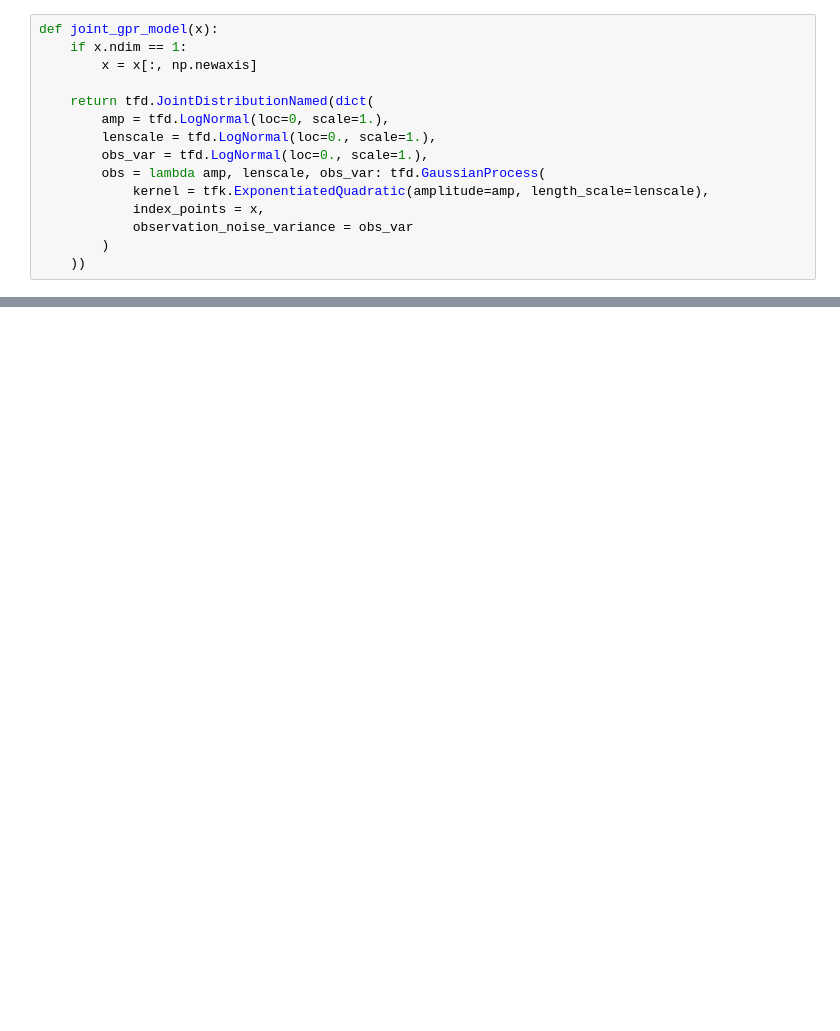
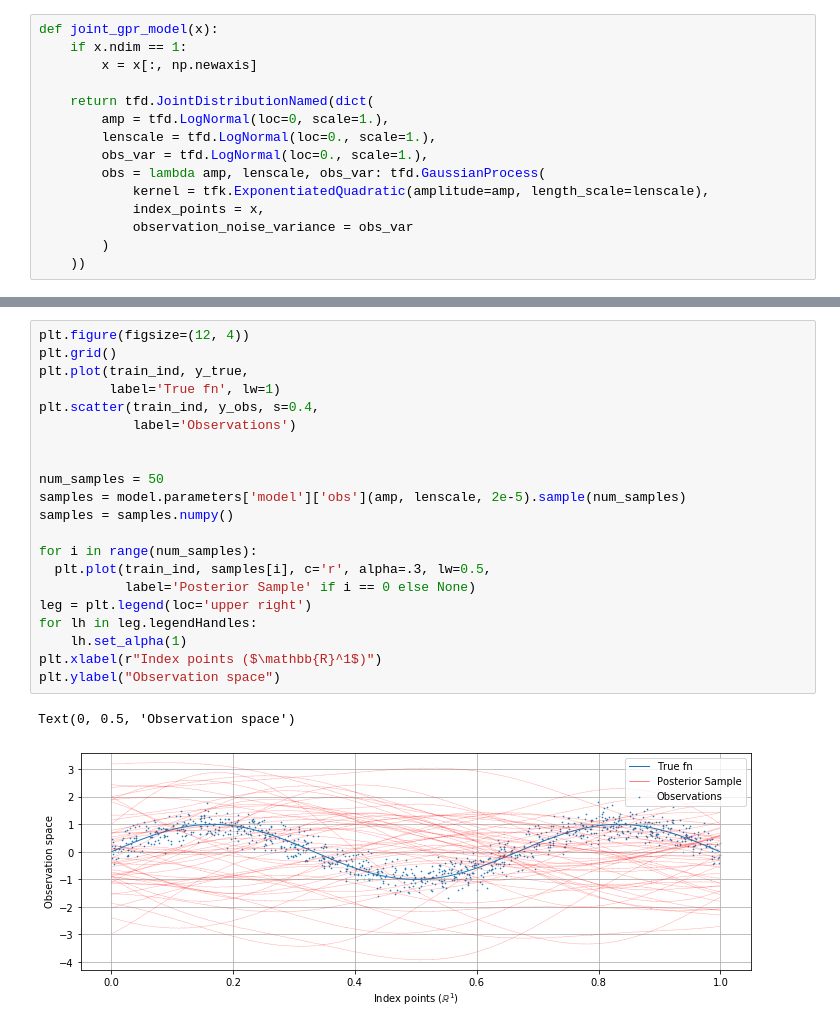
Before and after one commit to mamaj/GP-Regression, a Jupyter notebook: gp_regression2.ipynb, the cells around one changed output, grey strips where cells are left out. Cells and saved outputs as stored; diff of their text form; blank space fills up the shorter version.

Commit message:
added samples from the model

```diff
--- a/gp_regression2.ipynb
+++ b/gp_regression2.ipynb
@@ -80,0 +90,24 @@ SyntaxError: invalid syntax (<ipython-input-59-cfaf3124de2f>, line 22)
+# %%
+plt.figure(figsize=(12, 4))
+plt.grid()
+plt.plot(train_ind, y_true,
+         label='True fn', lw=1)
+plt.scatter(train_ind, y_obs, s=0.4,
+            label='Observations')
+
+
+num_samples = 50
+samples = model.parameters['model']['obs'](amp, lenscale, 2e-5).sample(num_samples)
+samples = samples.numpy()
+
+for i in range(num_samples):
+  plt.plot(train_ind, samples[i], c='r', alpha=.3, lw=0.5,
+           label='Posterior Sample' if i == 0 else None)
+leg = plt.legend(loc='upper right')
+for lh in leg.legendHandles:
+    lh.set_alpha(1)
+plt.xlabel(r"Index points ($\mathbb{R}^1$)")
+plt.ylabel("Observation space")
+# %% [output]
+Text(0, 0.5, 'Observation space')
+[figure, added]
```
Also changed, not shown: parts of 2 cells of this notebook.
